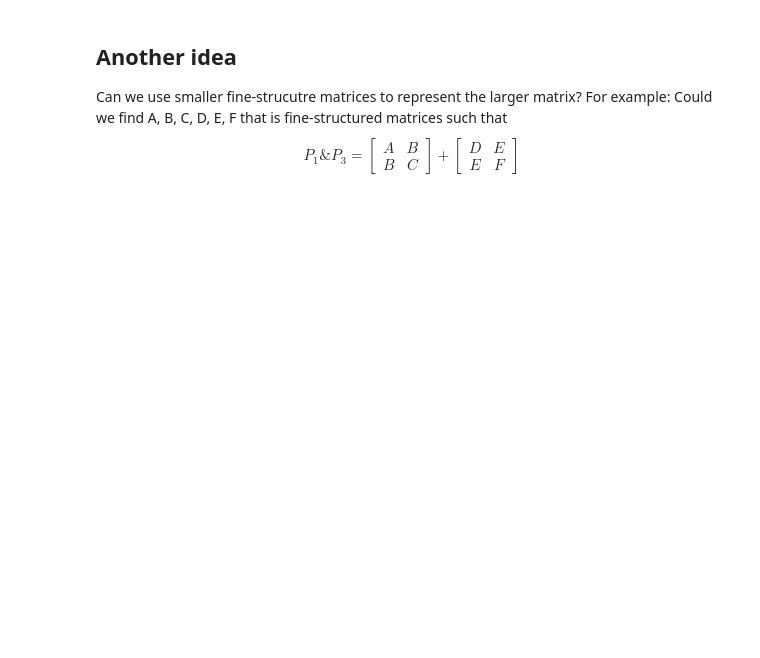
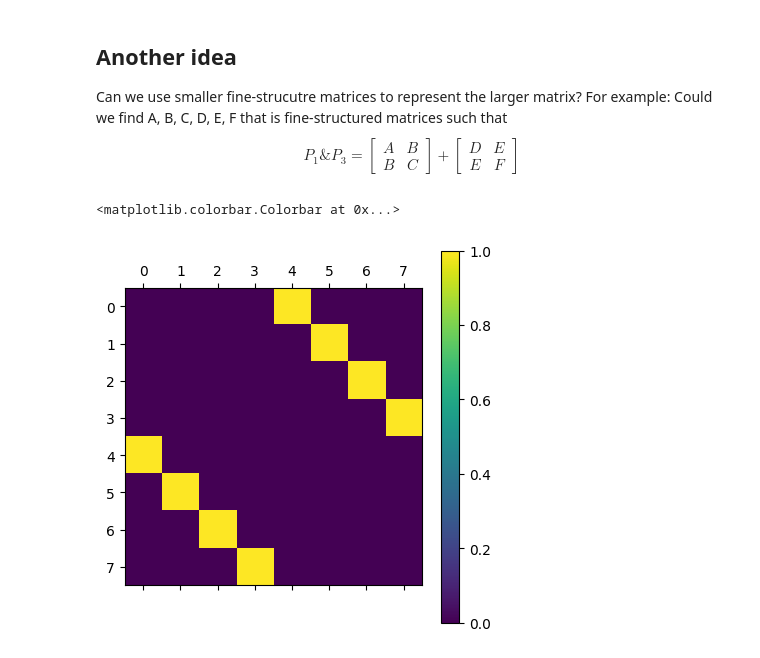
Before and after one commit to ElonZhengUofT/Quantum, a Jupyter notebook: 2D_Laplacian/2_D_Laplacian_by_Tensor_summation.ipynb, the cells around one changed output. Drawn from its saved outputs; the diff is of its cells as text; code cells hidden in the pictures; blank space fills up the shorter version.

```diff
--- a/2D_Laplacian/2_D_Laplacian_by_Tensor_summation.ipynb
+++ b/2D_Laplacian/2_D_Laplacian_by_Tensor_summation.ipynb
@@ -279,3 +364,10 @@ D & E \\
 E & F
 \end{bmatrix}
 $$
+# %%
+down_left_P1_P3_term = P1_P3_term[8:, :8]
+plt.matshow(down_left_P1_P3_term.real)
+plt.colorbar()
+# %% [output]
+<matplotlib.colorbar.Colorbar at 0x...>
+[figure, added]
```
Also changed, not shown: parts of 41 cells of this notebook.
